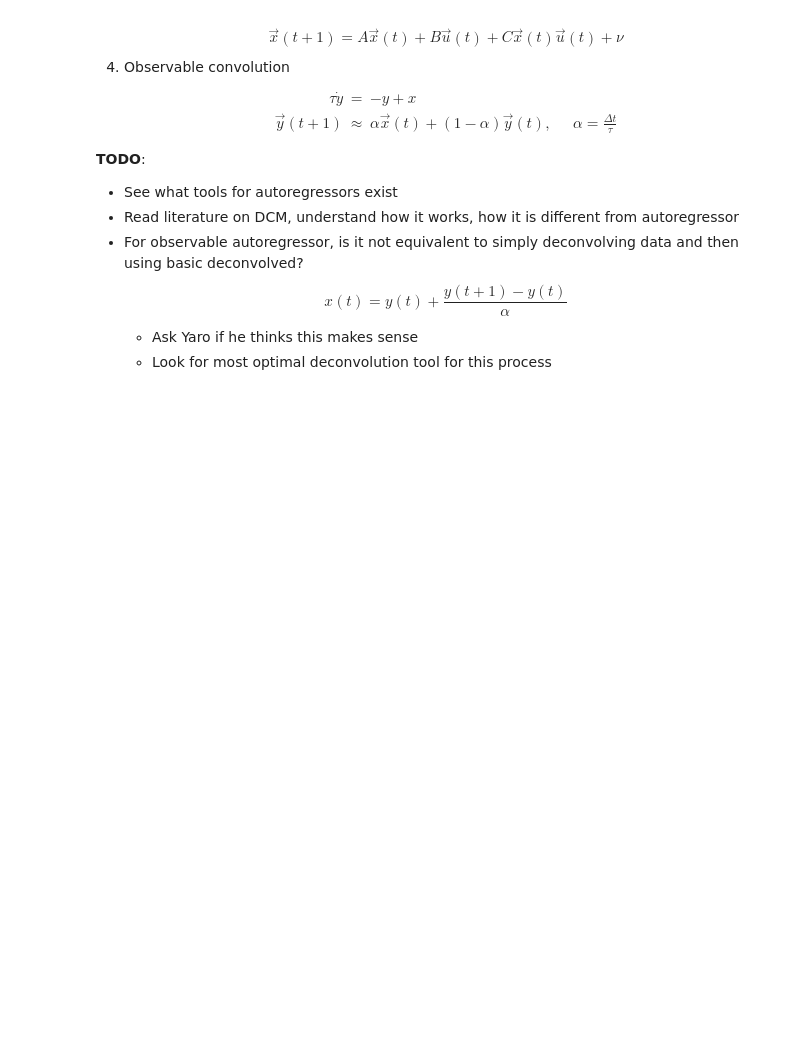
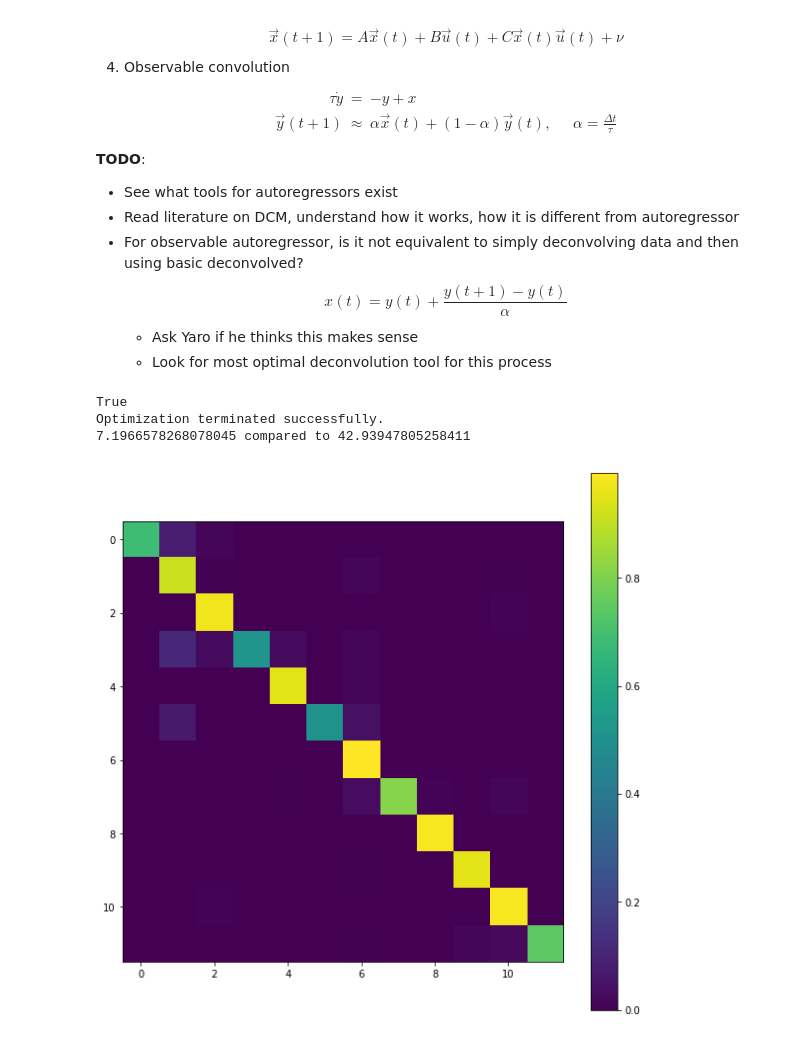
Before and after one commit to aleksejs-fomins/nest-mesoscopic-metric-test, a Jupyter notebook: codes/analysis_model_based/autoregression.ipynb, the cells around one changed output. Drawn from its saved outputs; the diff is of its cells as text; code cells hidden in the pictures; blank space fills up the shorter version.

```diff
--- a/codes/analysis_model_based/autoregression.ipynb
+++ b/codes/analysis_model_based/autoregression.ipynb
@@ -63,0 +91,26 @@ $$
+# %%
+# Example 1:
+A0arr = np.random.normal(0, 1, nChannels**2)
+
+bounds = [(0, 10) for i in range(nChannels**2)]
+min_obj = scipy.optimize.minimize(L2_fast, A0arr, bounds=bounds, method='SLSQP')
+
+print(min_obj.success)
+print(min_obj.message)
+
+A = unpack(min_obj.x)
+A[A < 1.0e-10] = 0
+
+# Compute fitness
+L2_without_reg = np.sqrt(min_obj.fun - reg(A))
+print(L2_without_reg, "compared to", np.linalg.norm(data[:, 1:, :]))
+
+plt.figure(figsize=(10,10))
+plt.imshow(unpack(min_obj.x))
+plt.colorbar()
+plt.show()
+# %% [output]
+True
+Optimization terminated successfully.
+7.1966578268078045 compared to 42.93947805258411
+[figure, added]
```
Also changed, not shown: parts of 5 cells of this notebook, 1 other file.
